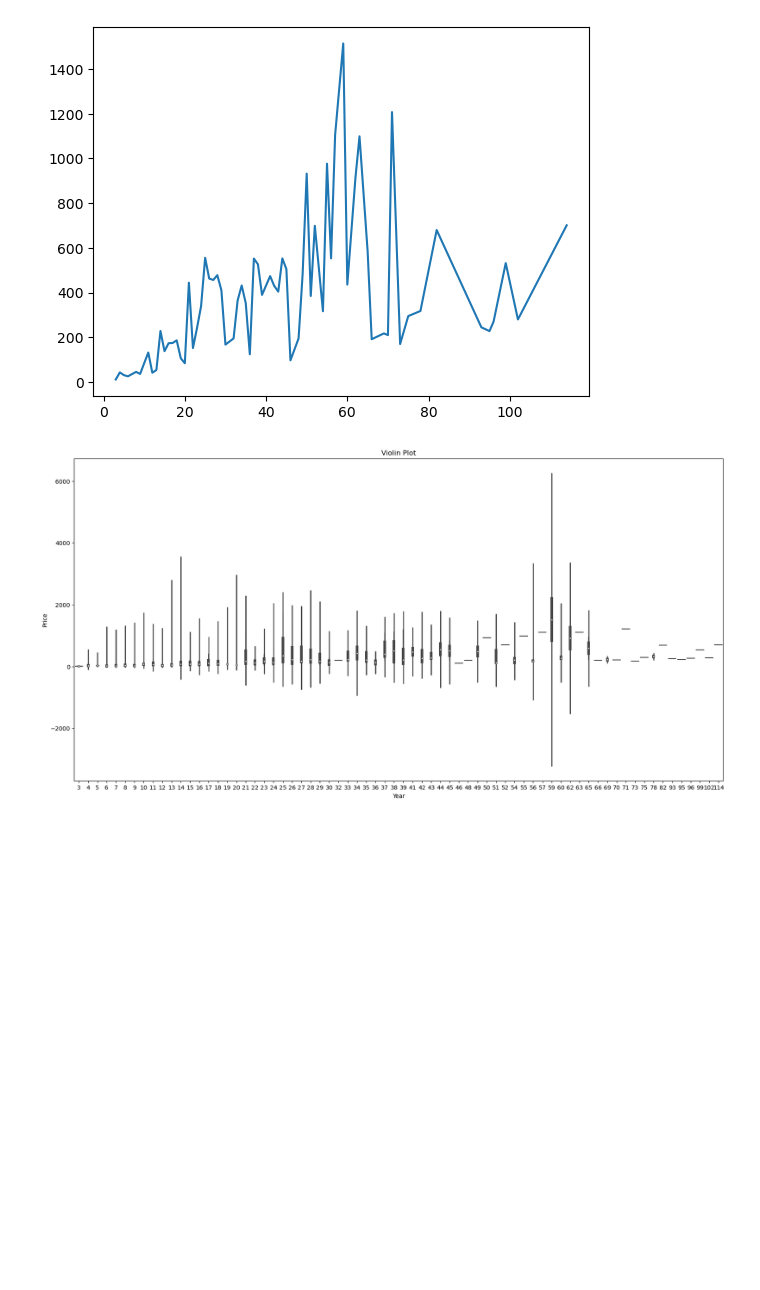
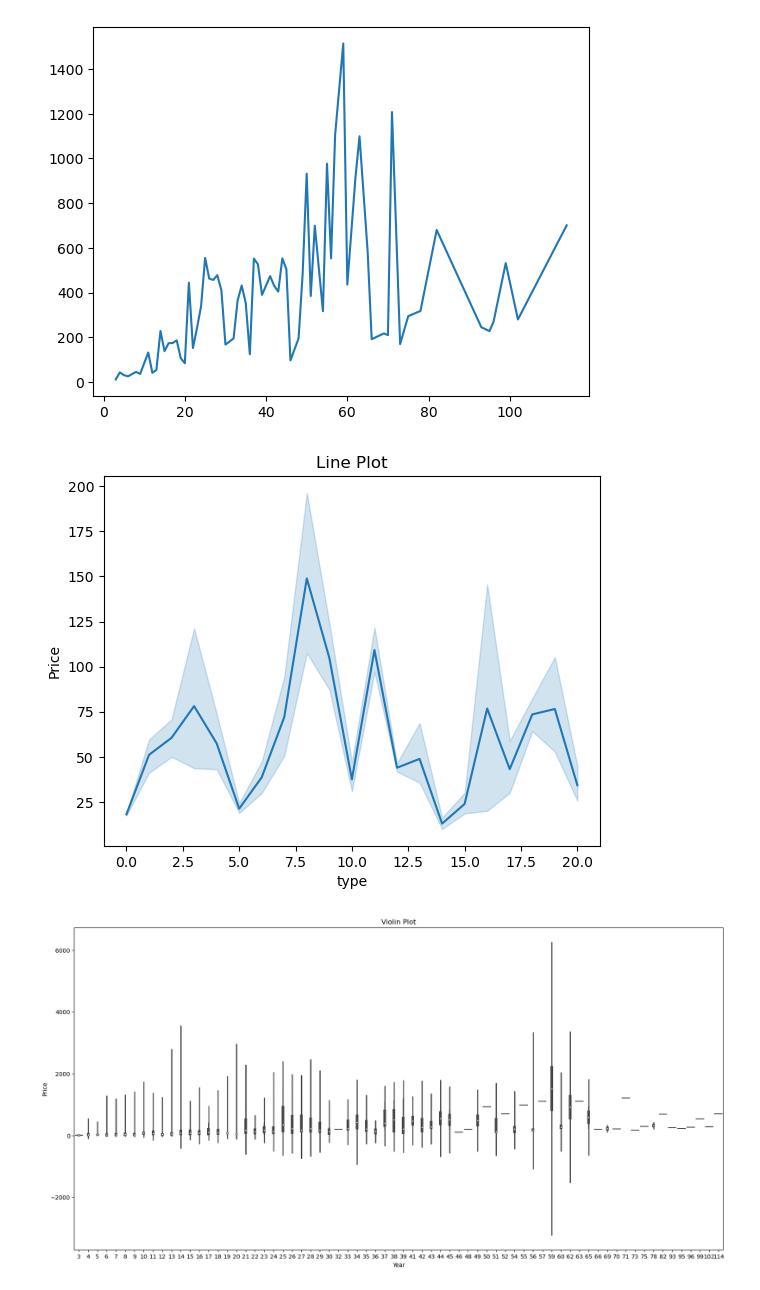
Before and after one commit to iiitl/Regression, a Jupyter notebook: task.ipynb, the cells around one changed output. Cells and saved outputs as stored; diff of their text form; code cells hidden in the pictures; blank space fills up the shorter version.

```diff
--- a/task.ipynb
+++ b/task.ipynb
@@ -238,6 +238,16 @@ plt.show()
 # %% [output]
 TypeError: ufunc 'isfinite' not supported for the input types, and the inputs could not be safely coerced to any supported types according to the casting rule ''safe''
 [figure]
+# %%
+sn.lineplot(x=df.type, y=df.price)
+
+plt.xlabel('type')
+plt.ylabel('Price')
+plt.title('Line Plot')
+
+plt.show()
+# %% [output]
+[figure, added]
 # %%
 plt.figure(figsize=(20,10))
 sn.violinplot(x='year', y='price', data=df)
```
